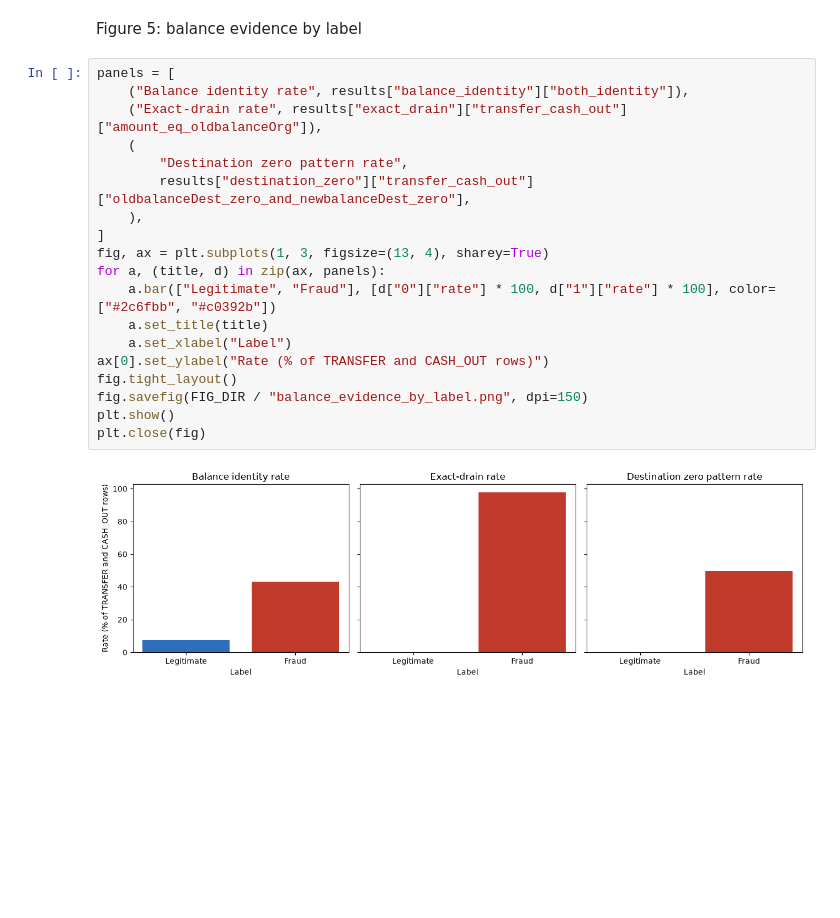
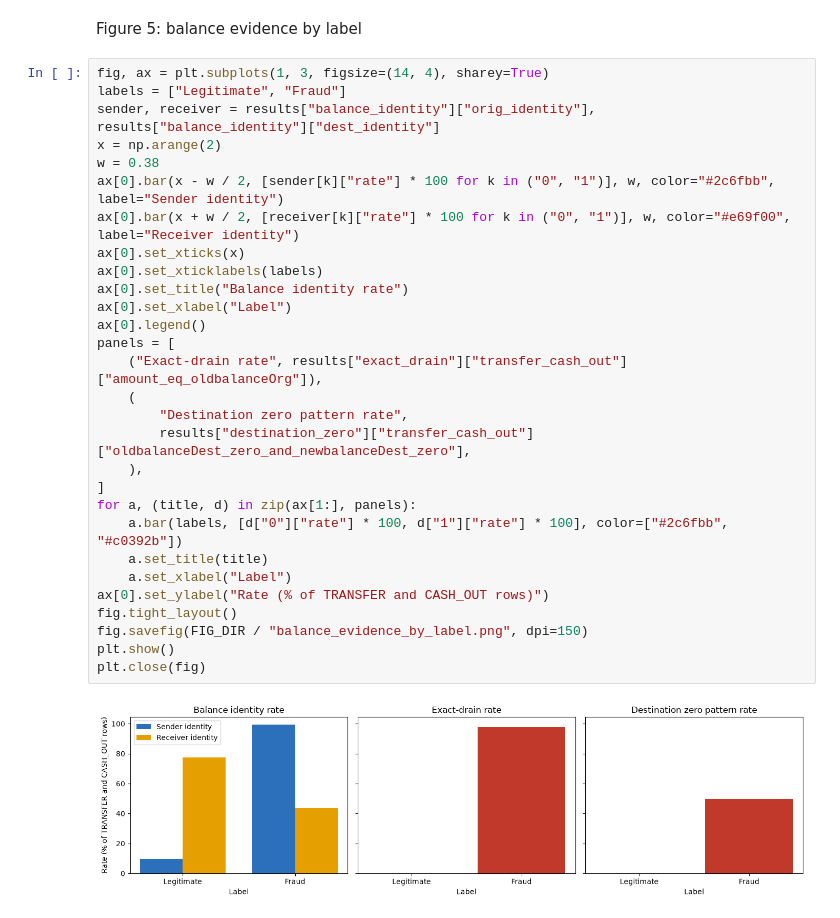
Before and after one commit to nadhifspaer/E-Wallet-Fraud-Detection, a Jupyter notebook: notebooks/01_eda.ipynb, the cells around one changed output. Saved outputs shown, nothing was run; the diff lists cells and outputs as text; blank space fills up the shorter version.

```diff
--- a/notebooks/01_eda.ipynb
+++ b/notebooks/01_eda.ipynb
@@ -310,23 +310,33 @@ plt.close(fig)
 # %% [markdown]
 Figure 5: balance evidence by label
 # %%
+fig, ax = plt.subplots(1, 3, figsize=(14, 4), sharey=True)
+labels = ["Legitimate", "Fraud"]
+sender, receiver = results["balance_identity"]["orig_identity"], results["balance_identity"]["dest_identity"]
+x = np.arange(2)
+w = 0.38
+ax[0].bar(x - w / 2, [sender[k]["rate"] * 100 for k in ("0", "1")], w, color="#2c6fbb", label="Sender identity")
+ax[0].bar(x + w / 2, [receiver[k]["rate"] * 100 for k in ("0", "1")], w, color="#e69f00", label="Receiver identity")
+ax[0].set_xticks(x)
+ax[0].set_xticklabels(labels)
+ax[0].set_title("Balance identity rate")
+ax[0].set_xlabel("Label")
+ax[0].legend()
 panels = [
-    ("Balance identity rate", results["balance_identity"]["both_identity"]),
     ("Exact-drain rate", results["exact_drain"]["transfer_cash_out"]["amount_eq_oldbalanceOrg"]),
     (
         "Destination zero pattern rate",
         results["destination_zero"]["transfer_cash_out"]["oldbalanceDest_zero_and_newbalanceDest_zero"],
     ),
 ]
-fig, ax = plt.subplots(1, 3, figsize=(13, 4), sharey=True)
-for a, (title, d) in zip(ax, panels):
-    a.bar(["Legitimate", "Fraud"], [d["0"]["rate"] * 100, d["1"]["rate"] * 100], color=["#2c6fbb", "#c0392b"])
+for a, (title, d) in zip(ax[1:], panels):
+    a.bar(labels, [d["0"]["rate"] * 100, d["1"]["rate"] * 100], color=["#2c6fbb", "#c0392b"])
     a.set_title(title)
     a.set_xlabel("Label")
 ax[0].set_ylabel("Rate (% of TRANSFER and CASH_OUT rows)")
 fig.tight_layout()
 fig.savefig(FIG_DIR / "balance_evidence_by_label.png", dpi=150)
 plt.show()
 plt.close(fig)
 # %% [output]
-[figure, old version]
+[figure, new version]
```
Also changed, not shown: 15 other files.
